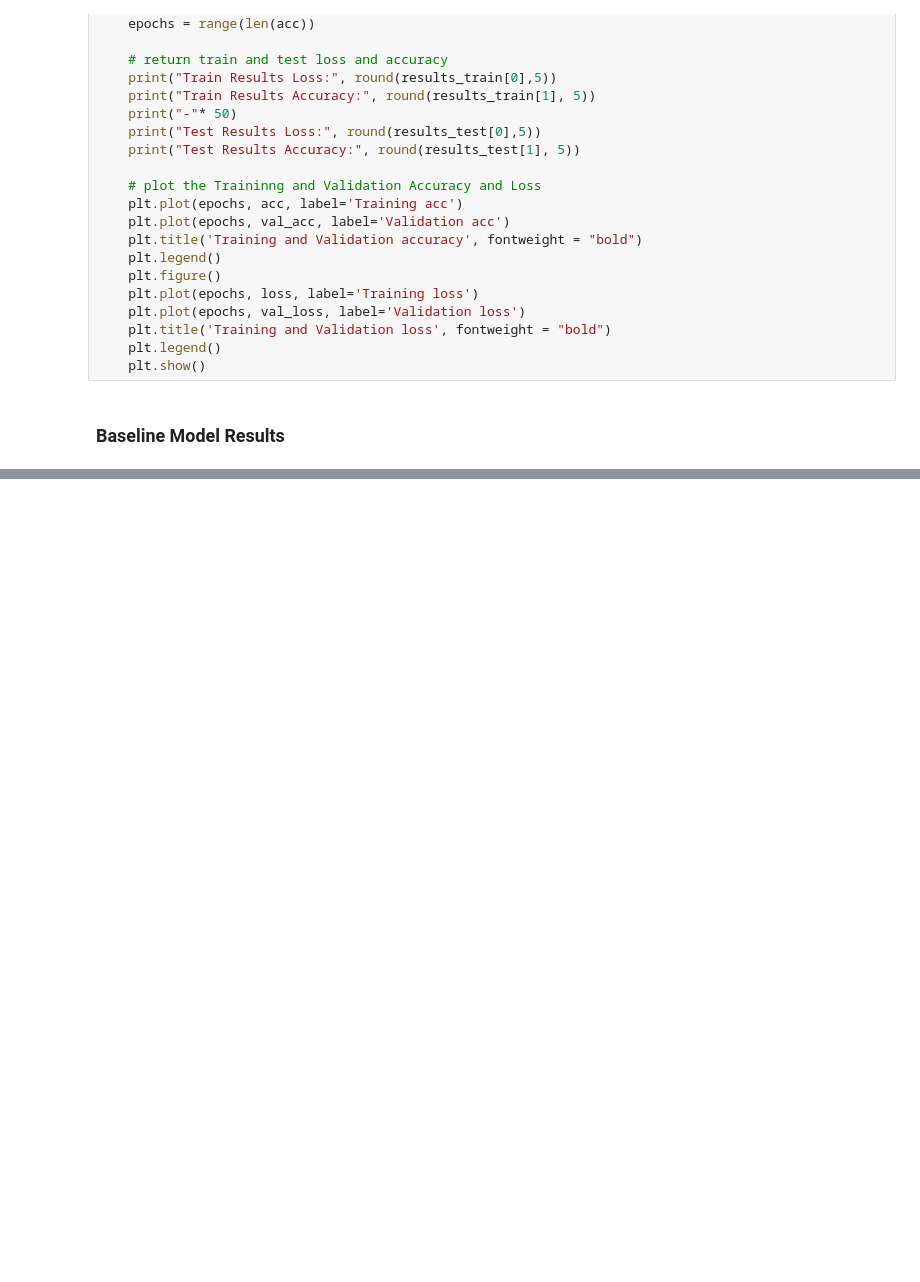
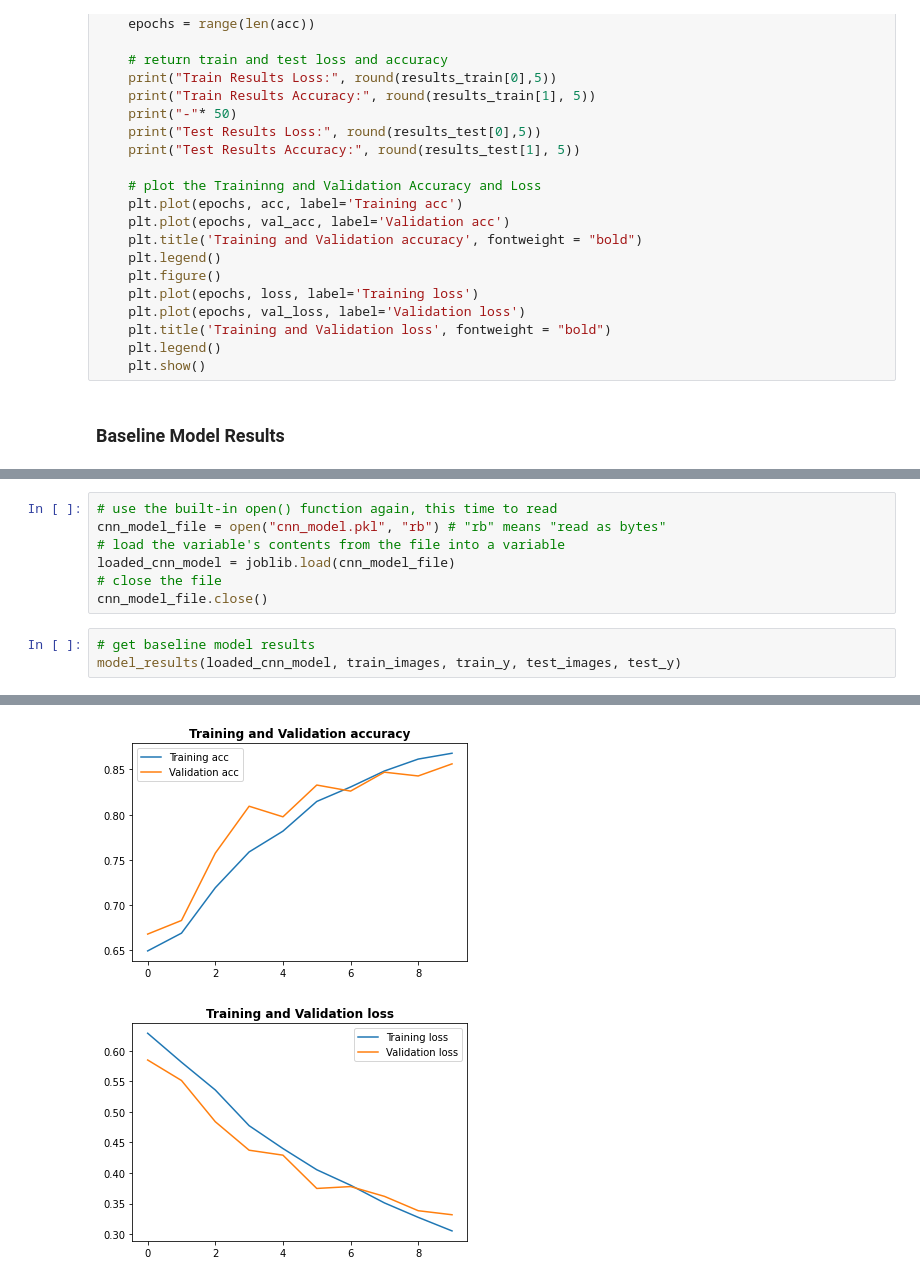
Before and after one commit to eric8395/Gun-Image-Classification, a Jupyter notebook: EA Folder/Image Classification - Binary.ipynb, the cells around one changed output, grey strips where cells are left out. Drawn from its saved outputs; the diff is of its cells as text; blank space fills up the shorter version.

```diff
--- a/EA Folder/Image Classification - Binary.ipynb
+++ b/EA Folder/Image Classification - Binary.ipynb
@@ -530,0 +639,11 @@ plt.show()
+# %%
+# use the built-in open() function again, this time to read
+cnn_model_file = open("cnn_model.pkl", "rb") # "rb" means "read as bytes"
+# load the variable's contents from the file into a variable
+loaded_cnn_model = joblib.load(cnn_model_file)
+# close the file
+cnn_model_file.close()
+# %%
+# get baseline model results
+model_results(loaded_cnn_model, train_images, train_y, test_images, test_y)
+# %% [output]
@@ -530,0 +658,2 @@ plt.show()
+[figure, added]
+[figure, added]
```
Also changed, not shown: parts of 26 cells of this notebook, 2 other files.
